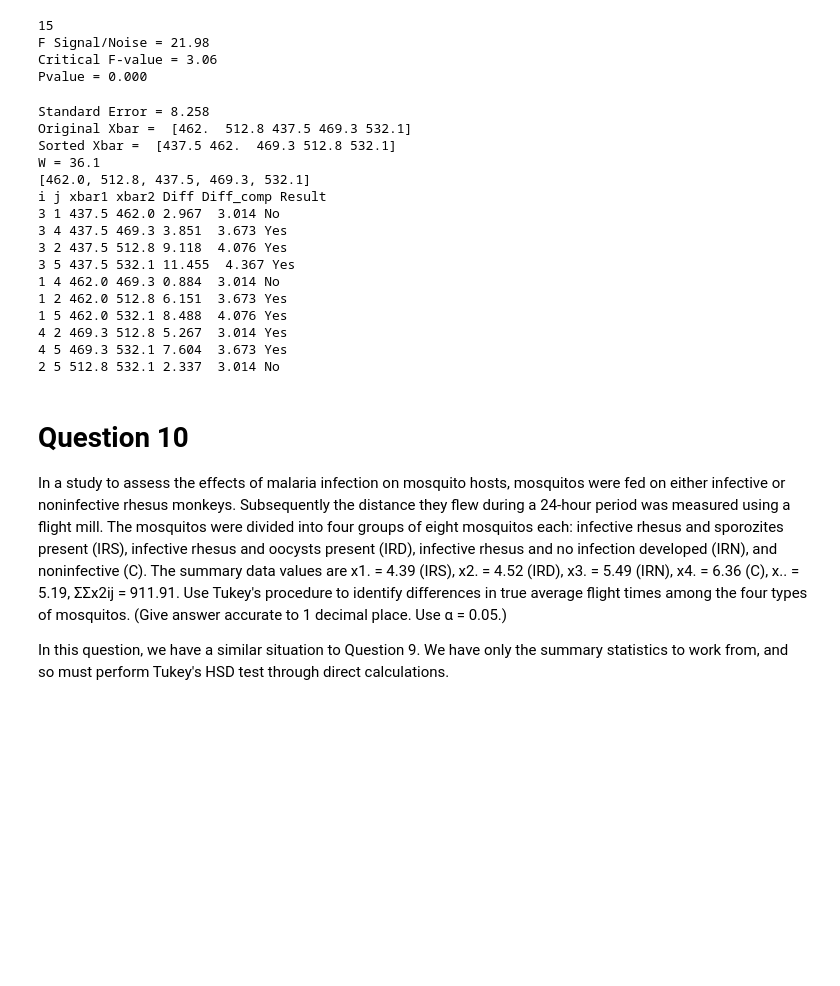
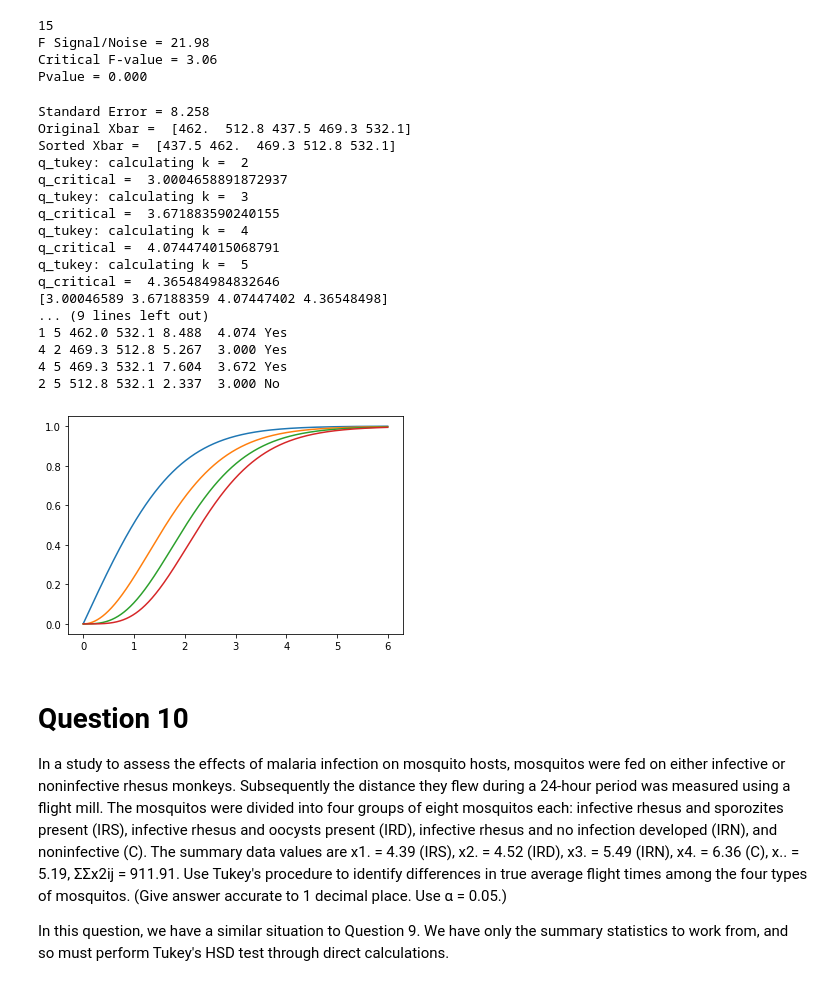
Before and after one commit to wdreames/phys341, a Jupyter notebook: Assignment5_Solutions.ipynb, the cells around one changed output. Drawn from its saved outputs; the diff is of its cells as text; code cells hidden in the pictures; blank space fills up the shorter version.

```diff
--- a/Assignment5_Solutions.ipynb
+++ b/Assignment5_Solutions.ipynb
@@ -555,6 +555,8 @@ Pvalue = 0.000
 # Tukey's Procedure
 #
 # Step 1:  Calculate the standard error = sqrt(MS_error/n)
+
+from q_tukey import q_tukey
 
 std_error = np.sqrt(MS_error/n)
 print ("Standard Error = %0.3f" % std_error)
@@ -571,50 +573,54 @@ print ("Sorted Xbar = ",xbar)
 #
 # http://www.real-statistics.com/statistics-tables/studentized-range-q-table/
 # For this problem, dof_error = 15, alpha = 0.05, k = 2,3,4,5
-q = np.array([3.014,3.673,4.076,4.367])
+# q = np.array([3.014,3.673,4.076,4.367])
+
+n_means=len(xbar)
+q = q_tukey(n_means,dof_error,alpha)
+print (q)
 
 # Step 4:  Calculate W = q(k=5)*std_error
-
-n_means = len(xbar)
 
 W = q[n_means-2]*std_error
 
 print ("W = %0.1f" % W)
 
 # Step 5:  Make pair-wise comparisons
 
 print (list(xbar_orig))
 
 print ("i j xbar1 xbar2 Diff Diff_comp Result")
 for i in range(len(xbar)):
     for j in range(len(xbar)):
         if (xbar[j] > xbar[i]):
             diff = (xbar[j] - xbar[i])/std_error
             diff_comp = q[j-i-1]
             if (diff>diff_comp):
                 Result = "Yes"
             else:
                 Result = "No"
             iorig = list(xbar_orig).index(xbar[i])+1
             jorig = list(xbar_orig).index(xbar[j])+1
             print ("%0.0f %0.0f %0.1f %0.1f %0.3f  %0.3f %s" % (iorig,jorig,xbar[i],xbar[j],diff,diff_comp,Result))
 # %% [output]
 Standard Error = 8.258
 Original Xbar =  [462.  512.8 437.5 469.3 532.1]
 Sorted Xbar =  [437.5 462.  469.3 512.8 532.1]
-W = 36.1
-[462.0, 512.8, 437.5, 469.3, 532.1]
-i j xbar1 xbar2 Diff Diff_comp Result
-3 1 437.5 462.0 2.967  3.014 No
-3 4 437.5 469.3 3.851  3.673 Yes
-3 2 437.5 512.8 9.118  4.076 Yes
-3 5 437.5 532.1 11.455  4.367 Yes
-1 4 462.0 469.3 0.884  3.014 No
-1 2 462.0 512.8 6.151  3.673 Yes
-1 5 462.0 532.1 8.488  4.076 Yes
-4 2 469.3 512.8 5.267  3.014 Yes
-4 5 469.3 532.1 7.604  3.673 Yes
-2 5 512.8 532.1 2.337  3.014 No
+q_tukey: calculating k =  2
+q_critical =  3.0004658891872937
+q_tukey: calculating k =  3
+q_critical =  3.671883590240155
+q_tukey: calculating k =  4
+q_critical =  4.074474015068791
+q_tukey: calculating k =  5
+q_critical =  4.365484984832646
+[3.00046589 3.67188359 4.07447402 4.36548498]
+... (9 lines left out)
+1 5 462.0 532.1 8.488  4.074 Yes
+4 2 469.3 512.8 5.267  3.000 Yes
+4 5 469.3 532.1 7.604  3.672 Yes
+2 5 512.8 532.1 2.337  3.000 No
+[figure, added]
 # %% [markdown]
 # Question 10
 
```
Also changed, not shown: parts of 1 cell of this notebook, 2 other files.
